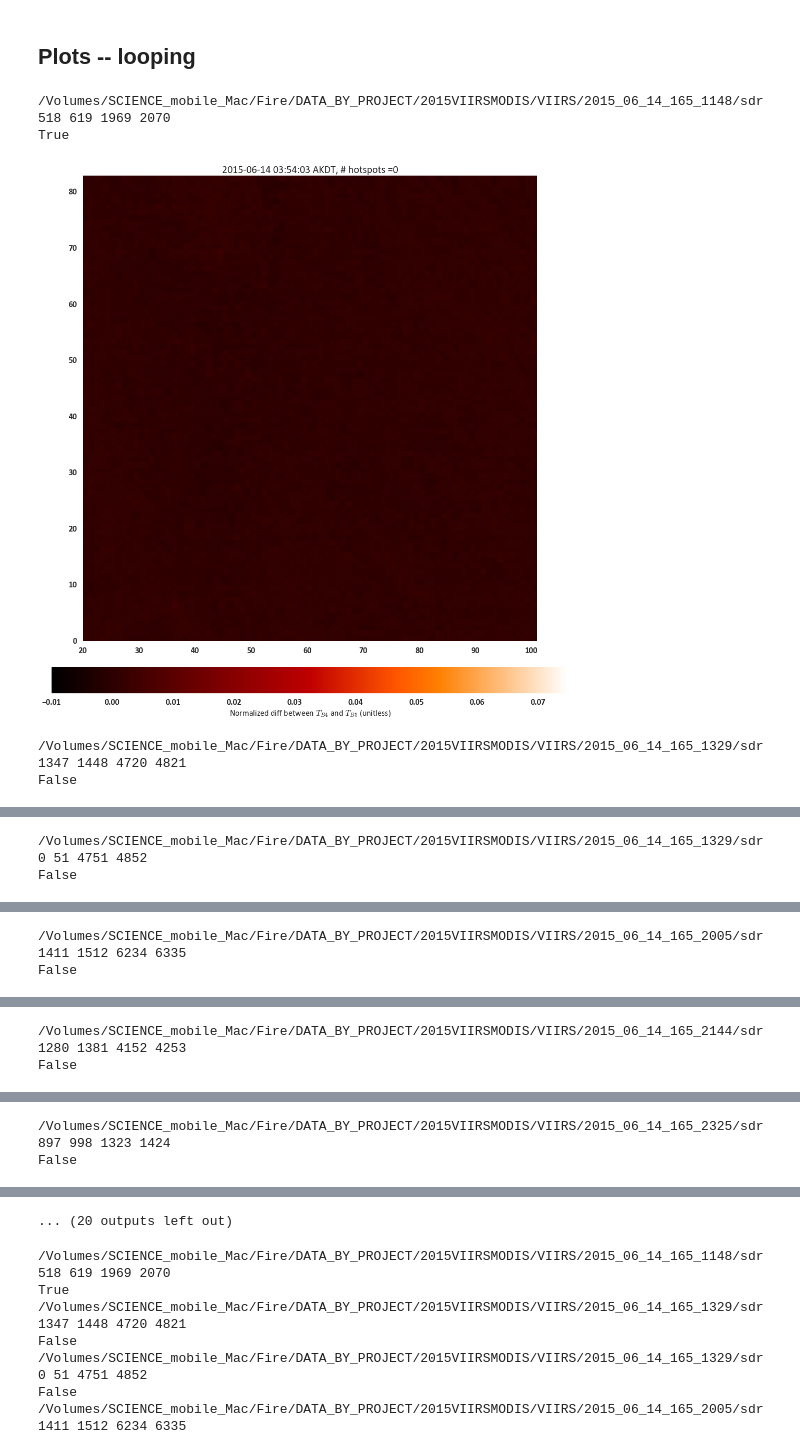
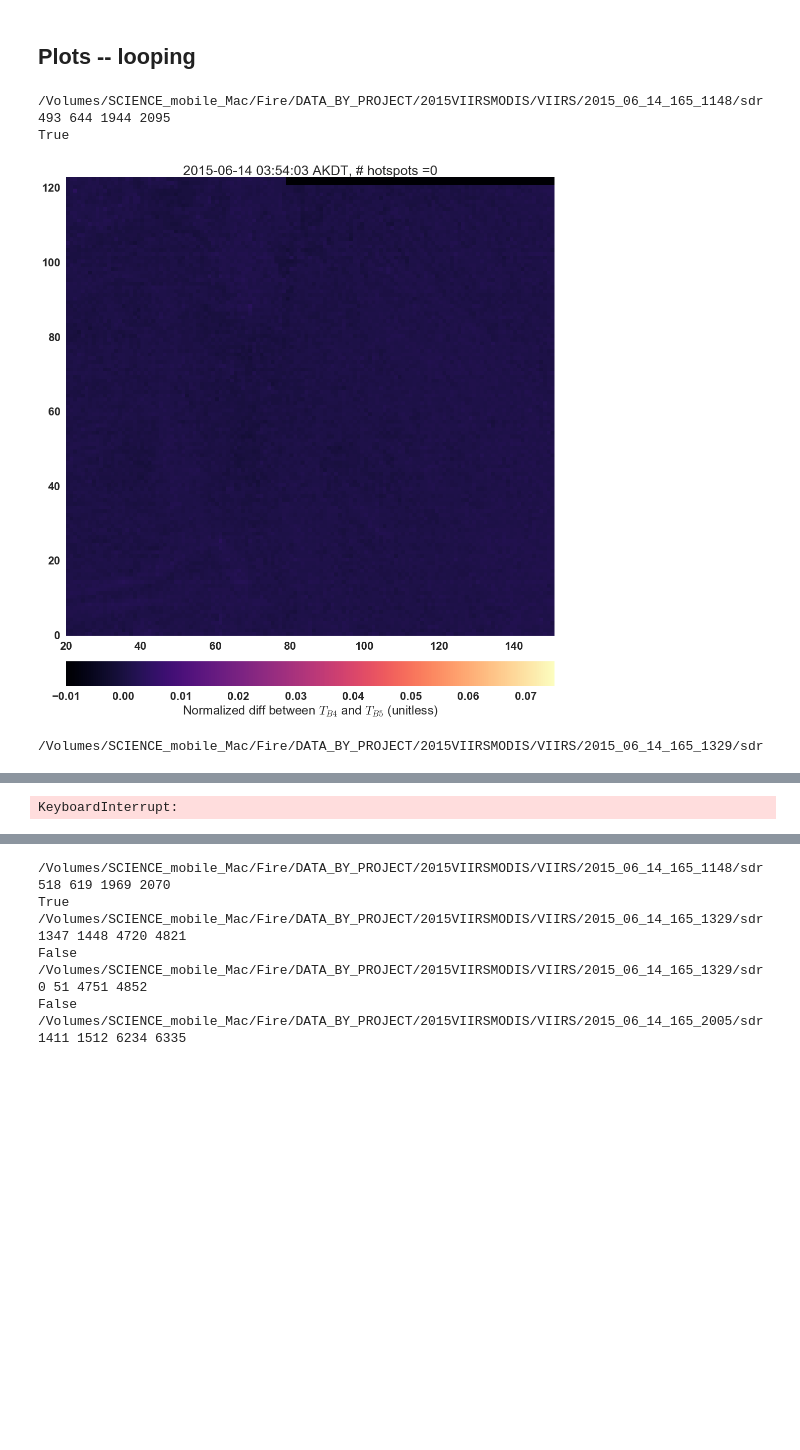
Before and after one commit to chryss/VIFDAHL, a Jupyter notebook: ipynb_viirs1/2015VIIRSAlaskaFires-Sockeye-missingscenes.ipynb, the cells around one changed output, grey strips where cells are left out. Saved outputs shown, nothing was run; the diff lists cells and outputs as text; code cells hidden in the pictures; blank space fills up the shorter version.

```diff
--- a/ipynb_viirs1/2015VIIRSAlaskaFires-Sockeye-missingscenes.ipynb
+++ b/ipynb_viirs1/2015VIIRSAlaskaFires-Sockeye-missingscenes.ipynb
@@ -29,6 +30,9 @@ from shapely.geometry import Polygon, Point, LineString
 import shapely.wkt
 import pandas as pd
 import geopandas as gp
+# %%
+sns.set(rc={'image.cmap': 'magma'})
+sns.set_context("poster", font_scale=1.3)
 # %%
 ALT1 = True
 ALT2 = False
@@ -126,9 +130,9 @@ sideroads = os.path.join(gisbasedir, "matsugov.us/rds/rds_latlon")
 earth='cornsilk'
 water='lightskyblue'
 # %%
-sns.set(rc={'image.cmap': 'gist_heat'})
+#sns.set(rc={'image.cmap': 'gist_heat'})
 #sns.set(rc={'image.cmap': 'magma'})
-sns.set_context("poster")
+#sns.set_context("poster")
 
 myfontsize = 20
 font = {'family' : 'Calibri',
@@ -145,9 +149,13 @@ cbarpad = 0.05
 ## Plots -- looping
 # %%
 cmap1 = matplotlib.colors.ListedColormap(sns.xkcd_palette(['white', 'canary yellow']))
-cmap2 = matplotlib.colors.ListedColormap(sns.xkcd_palette(['white', 'purplish blue']))
+cmap2 = matplotlib.colors.ListedColormap(sns.xkcd_palette(['white', 'orange']))
+#cmap2 = matplotlib.colors.ListedColormap(sns.xkcd_palette(['white', 'purplish blue']))
 cmap3 = matplotlib.colors.ListedColormap(sns.xkcd_palette(['white', 'kelly green']))
 cmap4 = matplotlib.colors.ListedColormap(sns.xkcd_palette(['white', 'turquoise']))
+# %%
+sns.set(rc={'image.cmap': 'magma'})
+sns.set_context("poster", font_scale=1.4)
 # %%
 for idx, granule in granuleDF.iterrows():
     print(granule['dir'])
@@ -156,7 +164,7 @@ for idx, granule in granuleDF.iterrows():
     testscene03 = raster.VIIRSHDF5(os.path.join(granule['dir'], granule['SVI03']))
     testscene04 = raster.VIIRSHDF5(os.path.join(granule['dir'], granule['SVI04']))
     testscene05 = raster.VIIRSHDF5(os.path.join(granule['dir'], granule['SVI05']))
-    imin, imax, jmin, jmax = testscene04.crop(sample_lat, sample_lon, 50, 50)
+    imin, imax, jmin, jmax = testscene04.crop(sample_lat, sample_lon, 75, 75)
     print(imin, imax, jmin, jmax)
 
     skips = vst.get_skips(testscene04, imin, imax, jmin, jmax)
@@ -229,35 +237,33 @@ for idx, granule in granuleDF.iterrows():
     numdetections = anomalouscondition.sum() + hotcondition.sum() + warmcondition.sum()
     plottitle = '{}, # hotspots ={}'.format(
         datestamp, numdetections)
 
     fig1 = plt.figure(1, figsize=(15, 15))
     ax1 = fig1.add_subplot(111)
     #ax1.set_xticklabels([])
     #ax1.set_yticklabels([])
     ax1.grid(False)
 
     dataplot = ax1.pcolormesh(np.fliplr(plotraster45), vmin=-.01, vmax=0.075)
     dataplot3 = ax1.pcolormesh(np.fliplr(plotraster_cool), cmap=cmap2, vmin=0, vmax=1)
     dataplot2 = ax1.pcolormesh(np.fliplr(plotraster45_masked), cmap=cmap1, vmin=0, vmax=1)
     dataplot4 = ax1.pcolormesh(np.fliplr(plotraster45_anomalousmasked), cmap=cmap3, vmin=0, vmax=1)
     cloudplot = ax1.pcolormesh(np.fliplr(cloudmask), cmap=cmap4, alpha=0.5, vmin=0, vmax=1)
 
     ax1.set_title(plottitle)
     ax1.set_aspect('equal')
     ax1.set_xlim(20, plotraster45.shape[1])
     ax1.set_ylim(0, plotraster45.shape[0])
     plt.tight_layout()
 
     cbarlabel = "Normalized diff between $T_{B4}$ and $T_{B5}$ (unitless)"
     cbar = fig1.colorbar(dataplot, orientation='horizontal', pad=cbarpad, fraction=cbarfraction)
     cbar.set_label(cbarlabel)
 
     plt.show()
 # %% [output]
 /Volumes/SCIENCE_mobile_Mac/Fire/DATA_BY_PROJECT/2015VIIRSMODIS/VIIRS/2015_06_14_165_1148/sdr
-518 619 1969 2070
+493 644 1944 2095
 True
-[figure, old version]
+[figure, new version]
 /Volumes/SCIENCE_mobile_Mac/Fire/DATA_BY_PROJECT/2015VIIRSMODIS/VIIRS/2015_06_14_165_1329/sdr
-1347 1448 4720 4821
-False
@@ -265,3 +270 @@ False
-/Volumes/SCIENCE_mobile_Mac/Fire/DATA_BY_PROJECT/2015VIIRSMODIS/VIIRS/2015_06_14_165_1329/sdr
-0 51 4751 4852
-False
+KeyboardInterrupt:
@@ -269,3 +270,0 @@ False
-/Volumes/SCIENCE_mobile_Mac/Fire/DATA_BY_PROJECT/2015VIIRSMODIS/VIIRS/2015_06_14_165_2005/sdr
-1411 1512 6234 6335
-False
@@ -273,3 +270,0 @@ False
-/Volumes/SCIENCE_mobile_Mac/Fire/DATA_BY_PROJECT/2015VIIRSMODIS/VIIRS/2015_06_14_165_2144/sdr
-1280 1381 4152 4253
-False
@@ -277,3 +270,0 @@ False
-/Volumes/SCIENCE_mobile_Mac/Fire/DATA_BY_PROJECT/2015VIIRSMODIS/VIIRS/2015_06_14_165_2325/sdr
-897 998 1323 1424
-False
@@ -281,4 +271,3 @@ False
-... (20 outputs left out)
 # %%
 SAVEFIG = False
 for idx, granule in granuleDF.iterrows():
```
Also changed, not shown: parts of 16 cells of this notebook, 7 other files.
